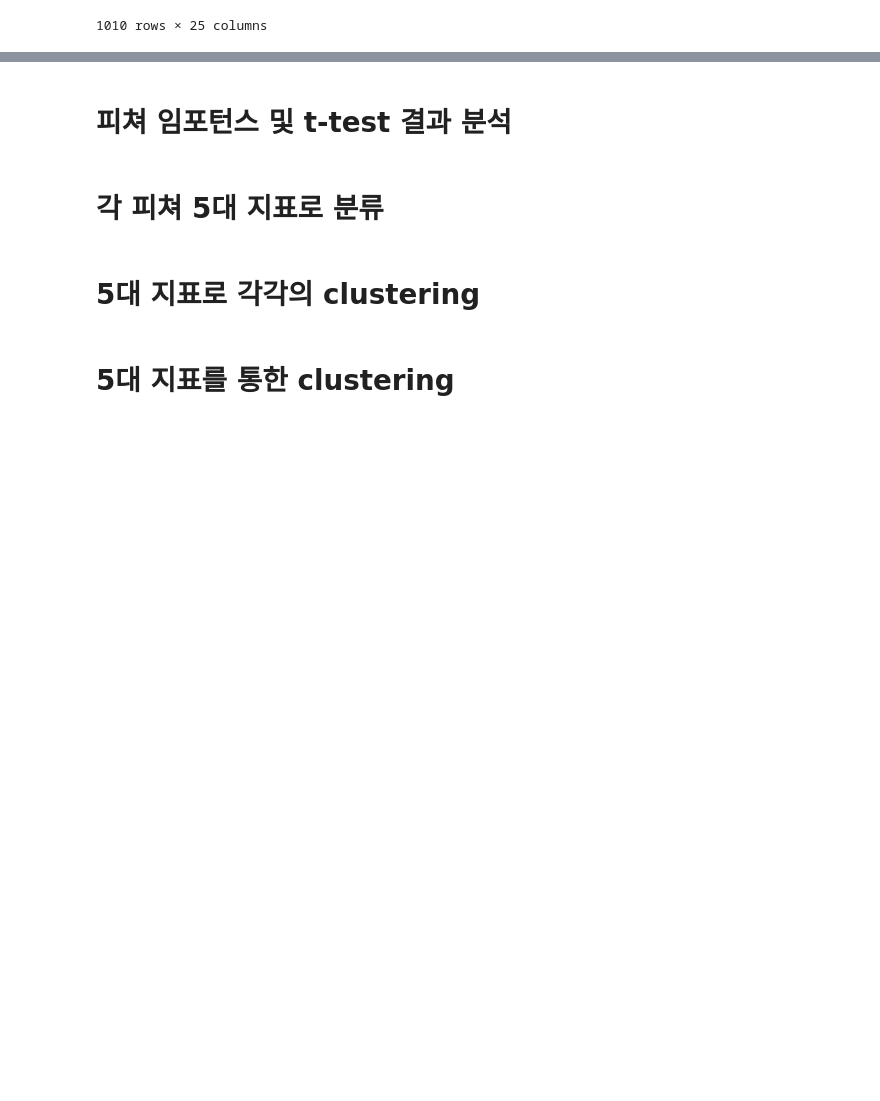
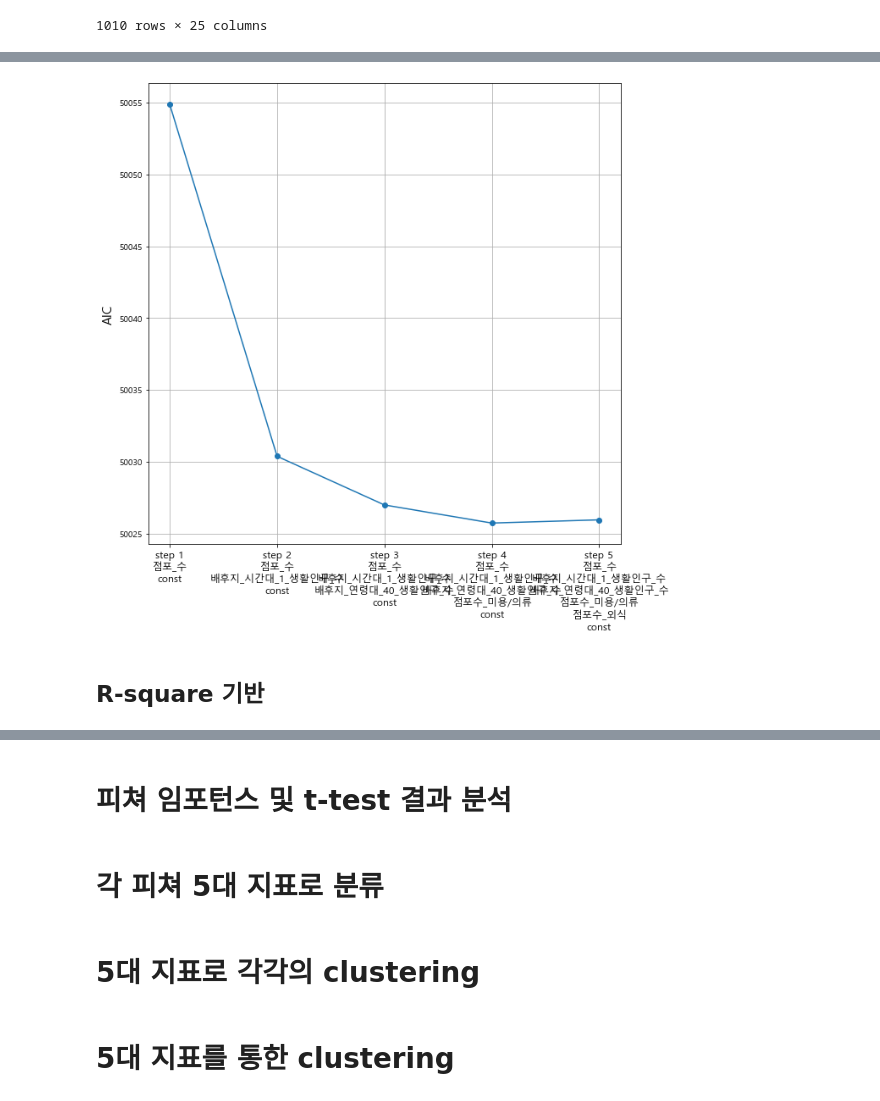
Before and after one commit to unknown-jun/seoul_data_contest, a Jupyter notebook: 상권_발달-지표/BBB001_상권발달지수.ipynb, the cells around one changed output, grey strips where cells are left out. Drawn from its saved outputs; the diff is of its cells as text; code cells hidden in the pictures; blank space fills up the shorter version.

```diff
--- a/상권_발달-지표/BBB001_상권발달지수.ipynb
+++ b/상권_발달-지표/BBB001_상권발달지수.ipynb
@@ -456,0 +761,43 @@ df_rev
+# %%
+def Stepwise_model(X,y):
+    Stepmodels = pd.DataFrame(columns = ["AIC","model","SUMMARY",'Features'])
+    tic = time.time()
+    predictors = []
+    Stepmodels.loc[1] = getBest(X,y,k=1)
+#     Smodel_before = processSubset(X,y,predictors + ['const'])['AIC']
+    predictors = Stepmodels.loc[1]['model'].model.exog_names
+    predictors = [k for k in predictors if k != "const"]
+    print(predictors)
+    Smodel_before = Stepmodels.loc[1]['AIC']
+
+    # 변수 1~10개 0-9 -> 1-10
+    for i in range(2,len(X.columns.difference(['const']))+1) :
+        print('step:',i-1)
+
+        Forward_result = forward(X=X,y=y,predictors = predictors ) # constant added
+        Backward_result = backward(X=X,y=y,predictors = predictors)
+
+
+        if Backward_result["AIC"] < Forward_result["AIC"]:
+            Stepmodels.loc[i] = Backward_result
+            predictors = Stepmodels.loc[i]["model"].model.exog_names
+            predictors = [k for k in predictors if k != "const"]
+            print('backward')
+
+        else:
+            Stepmodels.loc[i] = Forward_result
+            predictors = Stepmodels.loc[i]["model"].model.exog_names
+            predictors = [k for k in predictors if k != "const"]
+            print('##forward##')
+
+        if Stepmodels.loc[i]["AIC"] > Smodel_before:
+            break
+        else :
+            Smodel_before = Stepmodels.loc[i]["AIC"]
+
+    toc = time.time()
+    print("Total elapsed time:",(toc-tic),"seconds.")
+    return Stepmodels
+#     return (Stepmodels["model"][len(Stepmodels["model"])])
+# %%
+s_model = Stepwise_model(df_X, df_y)
@@ -456,0 +822,6 @@ df_rev
+# %%
+vis_AIC_step(s_model)
+# %% [output]
+[figure, added]
+# %% [markdown]
+## R-square 기반
```
Also changed, not shown: parts of 143 cells of this notebook.
